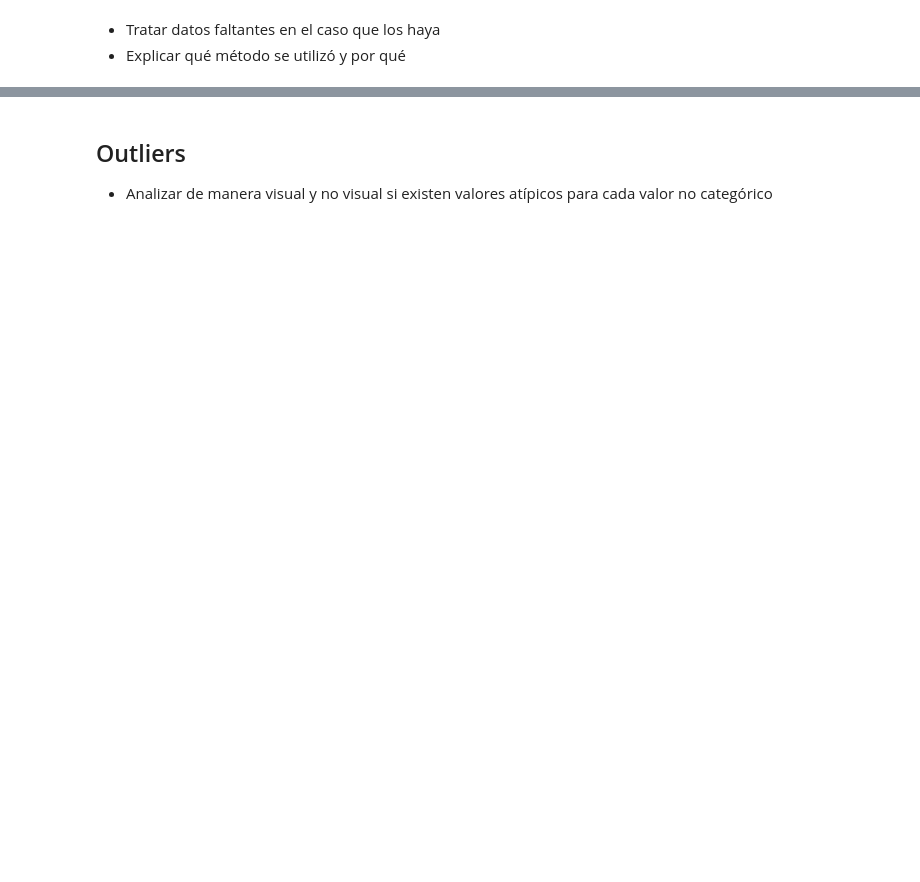
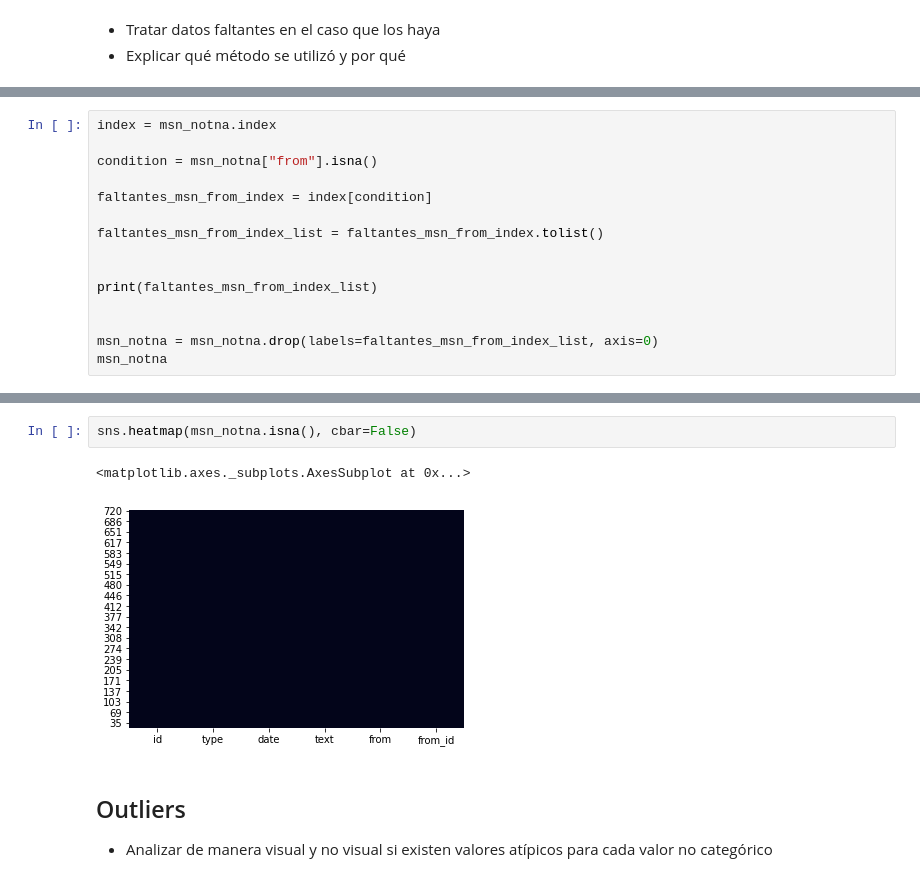
Before and after one commit to bossinblack/Dise-o-de-Base-de-Datos-II, a Jupyter notebook: tp3/TP3.ipynb, the cells around one changed output, grey strips where cells are left out. Saved outputs shown, nothing was run; the diff lists cells and outputs as text; blank space fills up the shorter version.

```diff
--- a/tp3/TP3.ipynb
+++ b/tp3/TP3.ipynb
@@ -257,0 +458,15 @@ faltantes_df
+# %%
+index = msn_notna.index
+
+condition = msn_notna["from"].isna()
+
+faltantes_msn_from_index = index[condition]
+
+faltantes_msn_from_index_list = faltantes_msn_from_index.tolist()
+
+
+print(faltantes_msn_from_index_list)
+
+
+msn_notna = msn_notna.drop(labels=faltantes_msn_from_index_list, axis=0)
+msn_notna
@@ -258,3 +488,8 @@ faltantes_df
+# %%
+sns.heatmap(msn_notna.isna(), cbar=False)
+# %% [output]
+<matplotlib.axes._subplots.AxesSubplot at 0x...>
+[figure, added]
 # %% [markdown]
 ## Outliers
 
```
Also changed, not shown: parts of 19 cells of this notebook.
